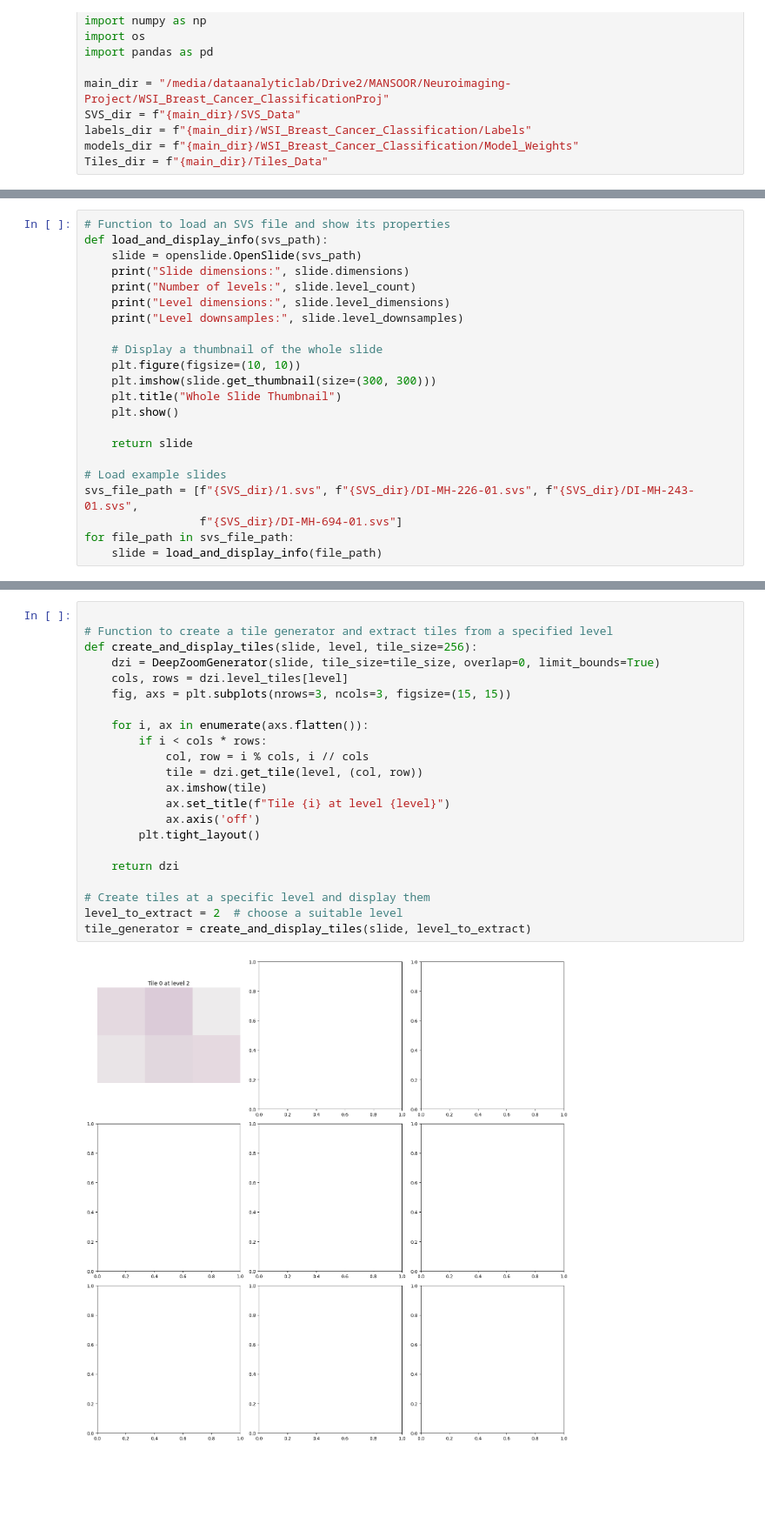
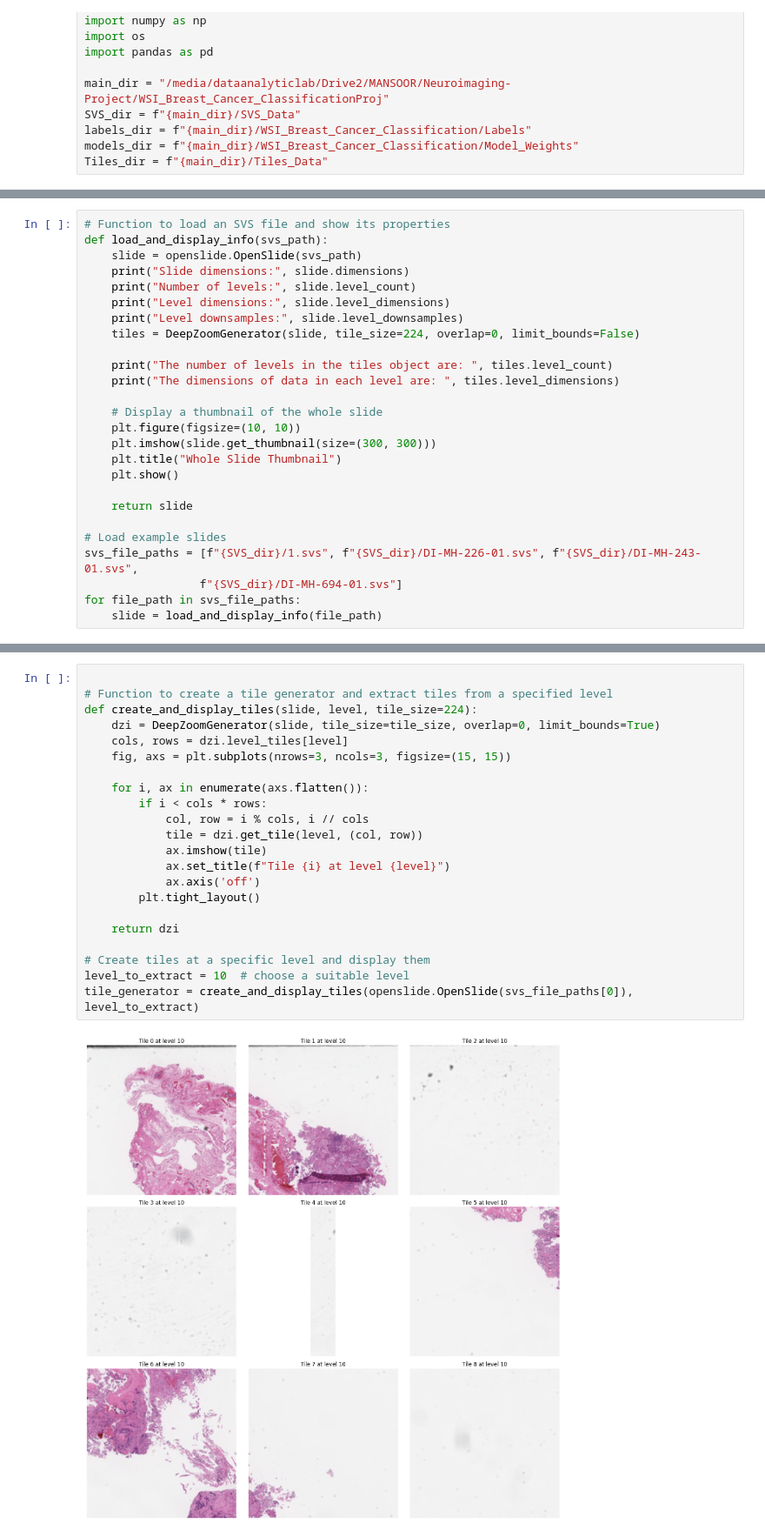
Before and after one commit to mansoorbalouch/WSI_Breast_Cancer_Classification, a Jupyter notebook: Working-Notebook.ipynb, the cells around one changed output, grey strips where cells are left out. Shown at 87% size. Saved outputs shown, nothing was run; the diff lists cells and outputs as text; blank space fills up the shorter version.

```diff
--- a/Working-Notebook.ipynb
+++ b/Working-Notebook.ipynb
@@ -75,6 +75,10 @@ def load_and_display_info(svs_path):
     print("Number of levels:", slide.level_count)
     print("Level dimensions:", slide.level_dimensions)
     print("Level downsamples:", slide.level_downsamples)
+    tiles = DeepZoomGenerator(slide, tile_size=224, overlap=0, limit_bounds=False)
+
+    print("The number of levels in the tiles object are: ", tiles.level_count)
+    print("The dimensions of data in each level are: ", tiles.level_dimensions)
 
     # Display a thumbnail of the whole slide
     plt.figure(figsize=(10, 10))
@@ -85,9 +89,9 @@ def load_and_display_info(svs_path):
     return slide
 
 # Load example slides
-svs_file_path = [f"{SVS_dir}/1.svs", f"{SVS_dir}/DI-MH-226-01.svs", f"{SVS_dir}/DI-MH-243-01.svs",
+svs_file_paths = [f"{SVS_dir}/1.svs", f"{SVS_dir}/DI-MH-226-01.svs", f"{SVS_dir}/DI-MH-243-01.svs",
                  f"{SVS_dir}/DI-MH-694-01.svs"]
-for file_path in svs_file_path:
+for file_path in svs_file_paths:
     slide = load_and_display_info(file_path)
 # %% [output]
 Slide dimensions: (59759, 53035)
@@ -113,24 +125,24 @@ Level downsamples: (1.0, 4.000118261219338, 16.001865551910146, 32.0077314787265
 # %%
 
 # Function to create a tile generator and extract tiles from a specified level
-def create_and_display_tiles(slide, level, tile_size=256):
+def create_and_display_tiles(slide, level, tile_size=224):
     dzi = DeepZoomGenerator(slide, tile_size=tile_size, overlap=0, limit_bounds=True)
     cols, rows = dzi.level_tiles[level]
     fig, axs = plt.subplots(nrows=3, ncols=3, figsize=(15, 15))
 
     for i, ax in enumerate(axs.flatten()):
         if i < cols * rows:
             col, row = i % cols, i // cols
             tile = dzi.get_tile(level, (col, row))
             ax.imshow(tile)
             ax.set_title(f"Tile {i} at level {level}")
             ax.axis('off')
         plt.tight_layout()
 
     return dzi
 
 # Create tiles at a specific level and display them
-level_to_extract = 2  # choose a suitable level
-tile_generator = create_and_display_tiles(slide, level_to_extract)
+level_to_extract = 10  # choose a suitable level
+tile_generator = create_and_display_tiles(openslide.OpenSlide(svs_file_paths[0]), level_to_extract)
 # %% [output]
-[figure, old version]
+[figure, new version]
```
Also changed, not shown: parts of 4 cells of this notebook.
